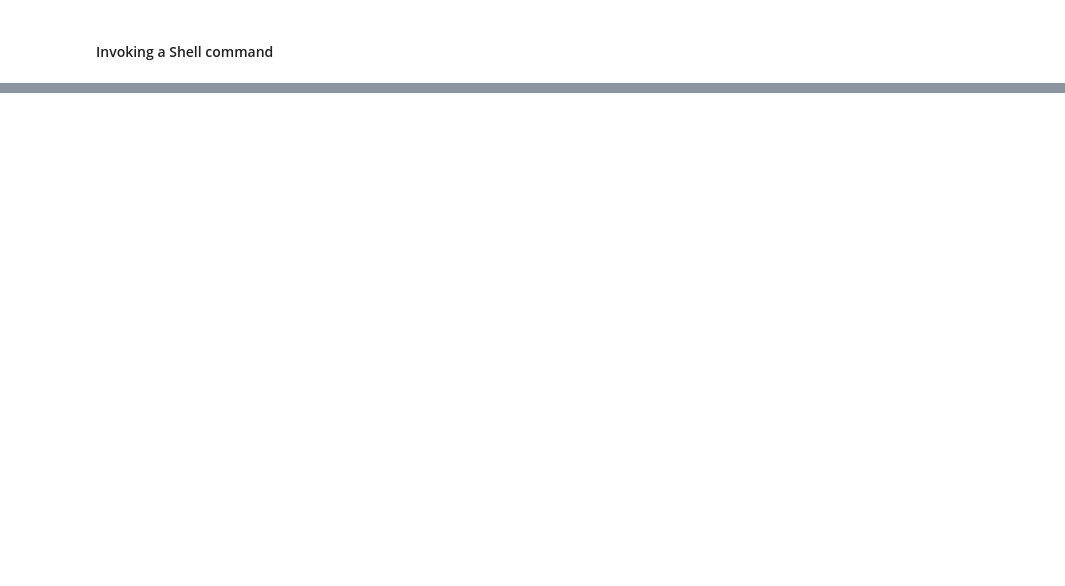
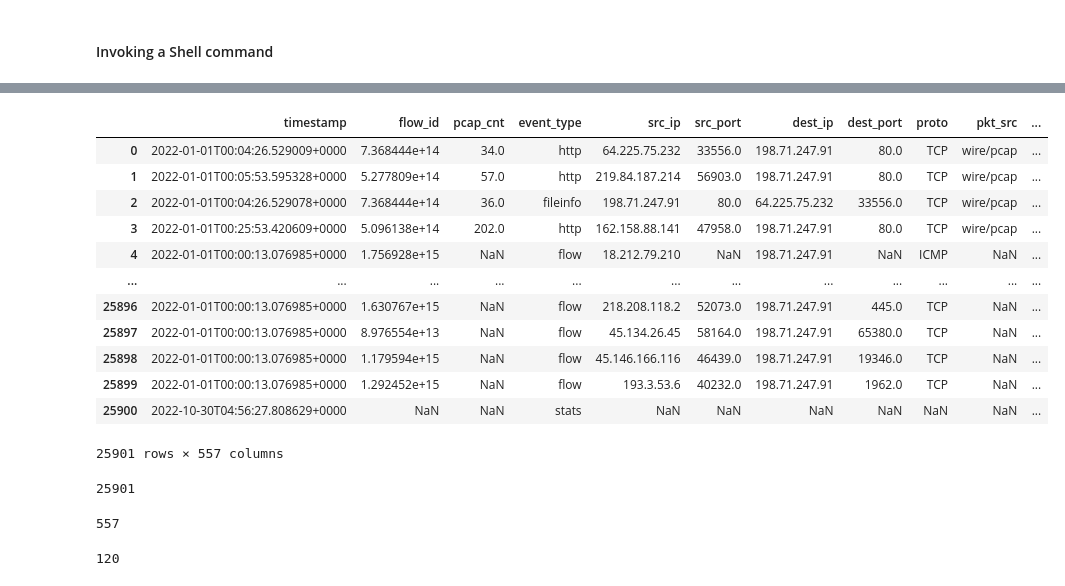
Before and after one commit to markuskont/suricata-analytics-1, a Jupyter notebook: jupyter/Notebooks/Suricon2022Talk.ipynb, the cells around one changed output, grey strips where cells are left out. Saved outputs shown, nothing was run; the diff lists cells and outputs as text; code cells hidden in the pictures; blank space fills up the shorter version.

```diff
--- a/jupyter/Notebooks/Suricon2022Talk.ipynb
+++ b/jupyter/Notebooks/Suricon2022Talk.ipynb
@@ -98,0 +227,34 @@ with ZipFile(file_name, "r") as zip:
+# %%
+import json
+
+with open("/tmp/logs/eve.json", "r") as handle:
+    DATA = [json.loads(line) for line in handle]
+    DF = pd.json_normalize(DATA)
+# %%
+DF
+# %% [output]
+|  | timestamp | flow_id | pcap_cnt | event_type | src_ip | src_port | dest_ip | dest_port | proto | pkt_src | ... |
+| 0 | 2022-01-01T00:04:26.529009+0000 | 7.368444e+14 | 34.0 | http | 64.225.75.232 | 33556.0 | 198.71.247.91 | 80.0 | TCP | wire/pcap | ... |
+| 1 | 2022-01-01T00:05:53.595328+0000 | 5.277809e+14 | 57.0 | http | 219.84.187.214 | 56903.0 | 198.71.247.91 | 80.0 | TCP | wire/pcap | ... |
+| 2 | 2022-01-01T00:04:26.529078+0000 | 7.368444e+14 | 36.0 | fileinfo | 198.71.247.91 | 80.0 | 64.225.75.232 | 33556.0 | TCP | wire/pcap | ... |
+| 3 | 2022-01-01T00:25:53.420609+0000 | 5.096138e+14 | 202.0 | http | 162.158.88.141 | 47958.0 | 198.71.247.91 | 80.0 | TCP | wire/pcap | ... |
+| 4 | 2022-01-01T00:00:13.076985+0000 | 1.756928e+15 | NaN | flow | 18.212.79.210 | NaN | 198.71.247.91 | NaN | ICMP | NaN | ... |
+| ... | ... | ... | ... | ... | ... | ... | ... | ... | ... | ... | ... |
+| 25896 | 2022-01-01T00:00:13.076985+0000 | 1.630767e+15 | NaN | flow | 218.208.118.2 | 52073.0 | 198.71.247.91 | 445.0 | TCP | NaN | ... |
+| 25897 | 2022-01-01T00:00:13.076985+0000 | 8.976554e+13 | NaN | flow | 45.134.26.45 | 58164.0 | 198.71.247.91 | 65380.0 | TCP | NaN | ... |
+| 25898 | 2022-01-01T00:00:13.076985+0000 | 1.179594e+15 | NaN | flow | 45.146.166.116 | 46439.0 | 198.71.247.91 | 19346.0 | TCP | NaN | ... |
+| 25899 | 2022-01-01T00:00:13.076985+0000 | 1.292452e+15 | NaN | flow | 193.3.53.6 | 40232.0 | 198.71.247.91 | 1962.0 | TCP | NaN | ... |
+| 25900 | 2022-10-30T04:56:27.808629+0000 | NaN | NaN | stats | NaN | NaN | NaN | NaN | NaN | NaN | ... |
+25901 rows × 557 columns
+# %%
+len(DF)
+# %% [output]
+25901
+# %%
+len(DF.columns.values)
+# %% [output]
+557
+# %%
+len([c for c in list(DF.columns.values) if not c.startswith("stats")])
+# %% [output]
+120
```
Also changed, not shown: parts of 39 cells of this notebook.
